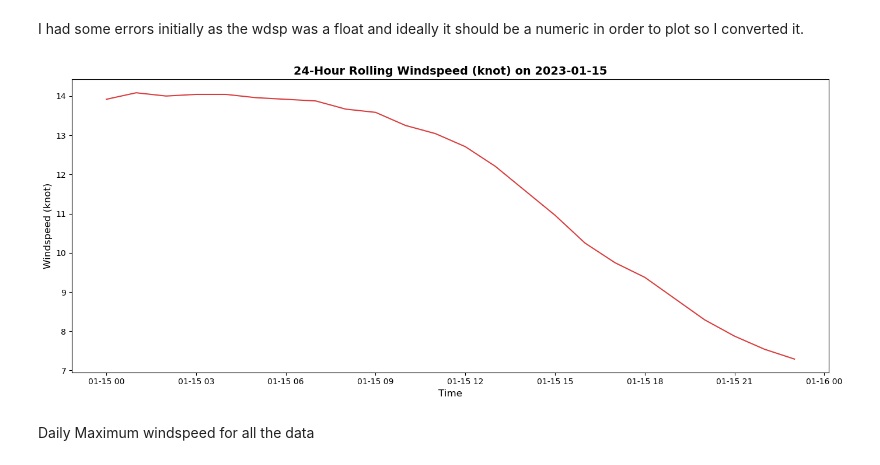
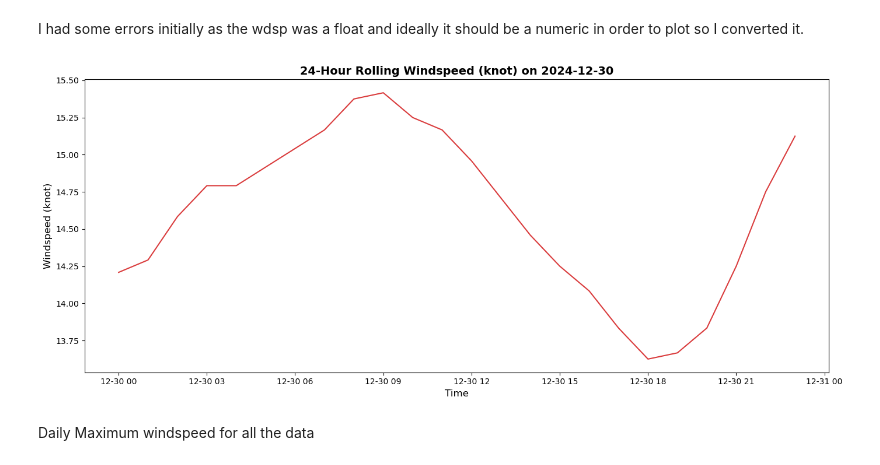
Before and after one commit to KaiiMenai/programming-for-data-analytics, a Jupyter notebook: pfda-assignments/assignment06-weather.ipynb, the cells around one changed output. Saved outputs shown, nothing was run; the diff lists cells and outputs as text; code cells hidden in the pictures.

Commit message:
rewriten code to include hourly mean plot for a specific year, deleted old plots

```diff
--- a/pfda-assignments/assignment06-weather.ipynb
+++ b/pfda-assignments/assignment06-weather.ipynb
@@ -143,31 +177,27 @@ Plot for windspeed - rolling plot for specific 24 hour period
 # %% [markdown]
 I had some errors initially as the wdsp was a float and ideally it should be a numeric in order to plot so I converted it.
 # %%
-
-# Ensure 'wdsp' column is float for rolling calculation
-df['wdsp'] = pd.to_numeric(df['wdsp'], errors='coerce')
-
 # Calculate 24-hour rolling mean for windspeed
 df['wdsp_rolling'] = df['wdsp'].rolling(window=24).mean()
 
 # Specify the date to filter
-target_date = '2023-01-15'
+target_date = '2024-12-30'
 df['date_only'] = df['date'].dt.date
 
 # Filter for the specified date
 filtered_df = df[df['date_only'] == pd.to_datetime(target_date).date()]
 
 # Plot the rolling windspeed for the specified date
 fig, ax = plt.subplots(figsize=(14, 6))
 ax.plot(filtered_df['date'], filtered_df['wdsp_rolling'], linewidth=1.5, color='#d62728', alpha=0.9)
 ax.set_title(f'24-Hour Rolling Windspeed (knot) on {target_date}', fontsize=14, fontweight='bold')
 ax.set_xlabel('Time', fontsize=12)
 ax.set_ylabel('Windspeed (knot)', fontsize=12)
 plt.tight_layout()
 plt.savefig(f'rolling_windspeed_{target_date}.png', dpi=150, bbox_inches='tight')
 plt.show()
 # %% [output]
-[figure, old version]
+[figure, new version]
 # %% [markdown]
 Daily Maximum windspeed for all the data
 # %%
```
Also changed, not shown: parts of 9 cells of this notebook, 9 other files.
